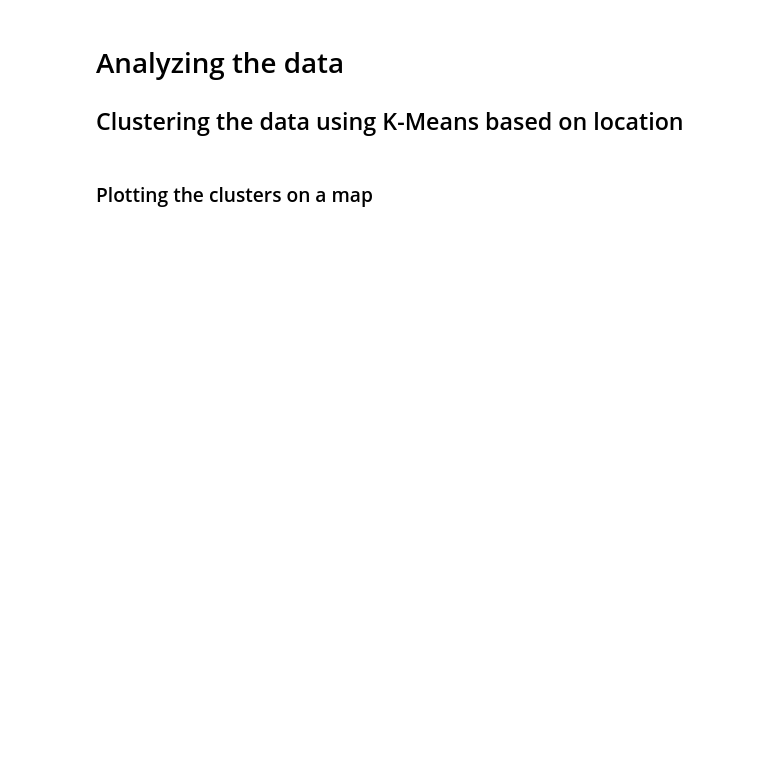
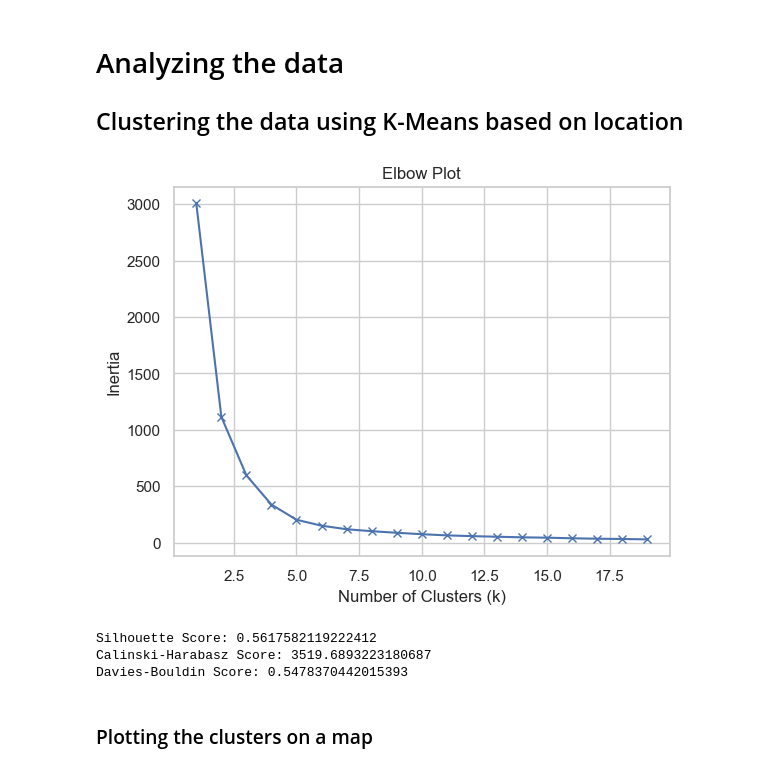
Before and after one commit to ITWSDataScience/Predicting_Invasive_Species_Outbreak_Using_Environment_Data_Group7_Fall2023, a Jupyter notebook: Common_Reed_Analysis.ipynb, the cells around one changed output. Cells and saved outputs as stored; diff of their text form; code cells hidden in the pictures; blank space fills up the shorter version.

```diff
--- a/Common_Reed_Analysis.ipynb
+++ b/Common_Reed_Analysis.ipynb
@@ -88,21 +89,39 @@ memory usage: 38.2+ KB
 # Analyzing the data
 
 ## Clustering the data using K-Means based on location
-# %%
-# Select the latitude and longitude columns
-coordinates = filtered_data[['latitude', 'longitude']]
-
-# Define the number of clusters
-num_clusters = 10
-
-# Create an instance of KMeans with the specified number of clusters
-kmeans = KMeans(n_clusters=num_clusters)
-
-# Fit the KMeans model to the coordinates
-kmeans.fit(coordinates)
-
-# Add a new column to the filtered_data DataFrame with the cluster labels
-filtered_data['cluster'] = kmeans.labels_
+# %%
+# Calculate the inertia for different values of k
+inertias = []
+k_values = range(1, 20)  # Range of k values to try
+
+for k in k_values:
+    kmeans = KMeans(n_clusters=k)
+    kmeans.fit(coordinates)
+    inertias.append(kmeans.inertia_)
+
+# Plot the elbow plot
+plt.plot(k_values, inertias, 'bx-')
+plt.xlabel('Number of Clusters (k)')
+plt.ylabel('Inertia')
+plt.title('Elbow Plot')
+plt.show()
+
+# Calculate the metrics
+silhouette_score = metrics.silhouette_score(coordinates, kmeans.labels_)
+calinski_harabasz_score = metrics.calinski_harabasz_score(
+    coordinates, kmeans.labels_)
+davies_bouldin_score = metrics.davies_bouldin_score(
+    coordinates, kmeans.labels_)
+
+# Print the metrics
+print("Silhouette Score:", silhouette_score)
+print("Calinski-Harabasz Score:", calinski_harabasz_score)
+print("Davies-Bouldin Score:", davies_bouldin_score)
+# %% [output]
+[figure, added]
+Silhouette Score: 0.5617582119222412
+Calinski-Harabasz Score: 3519.6893223180687
+Davies-Bouldin Score: 0.5478370442015393
 # %% [markdown]
 ### Plotting the clusters on a map
 # %%
```
Also changed, not shown: parts of 6 cells of this notebook.
